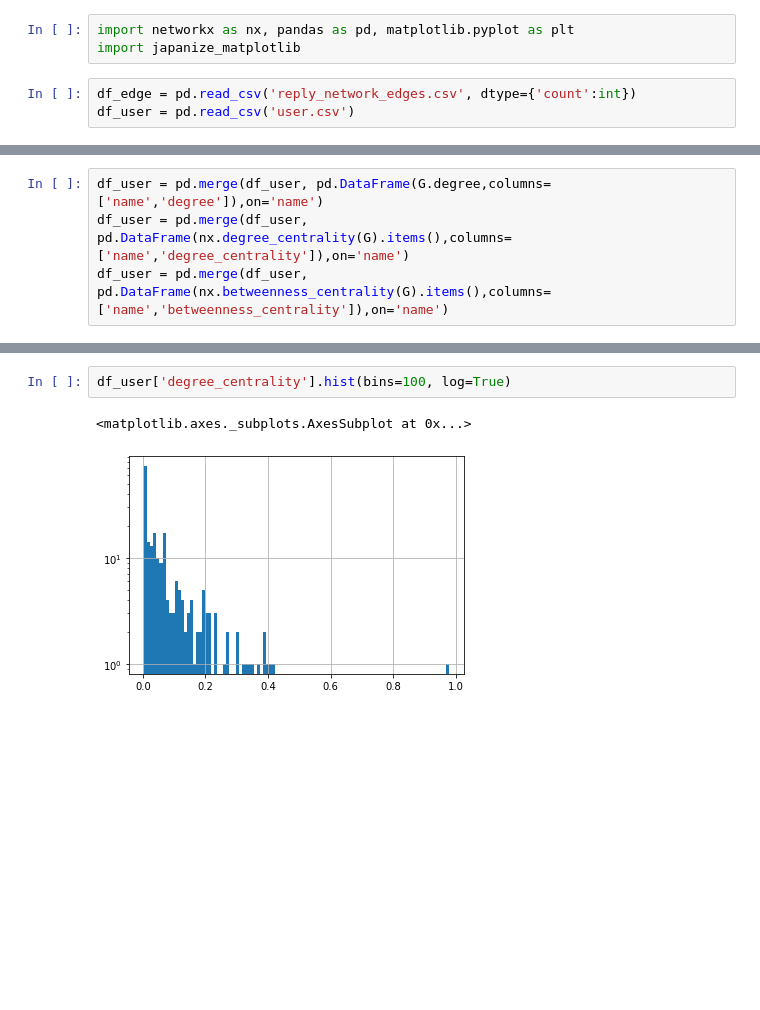
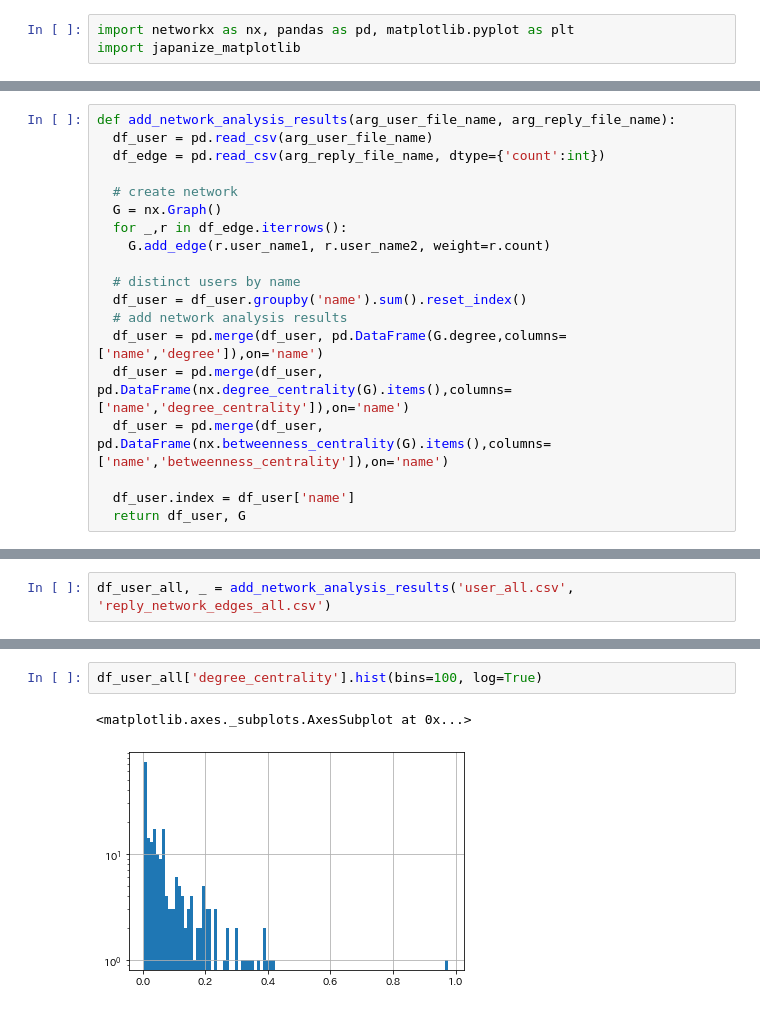
Before and after one commit to daikichidaze/slack-report-2020, a Jupyter notebook: slack-data-network-analysis.ipynb, the cells around one changed output, grey strips where cells are left out. Drawn from its saved outputs; the diff is of its cells as text; blank space fills up the shorter version.

```diff
--- a/slack-data-network-analysis.ipynb
+++ b/slack-data-network-analysis.ipynb
@@ -165,6 +179,3 @@ df_user[['name', 'talk_count_range','in_current']].to_csv('user.csv', index=Fals
 # %%
 import networkx as nx, pandas as pd, matplotlib.pyplot as plt
 import japanize_matplotlib
-# %%
-df_edge = pd.read_csv('reply_network_edges.csv', dtype={'count':int})
-df_user = pd.read_csv('user.csv')
@@ -177,4 +182,19 @@ df_user = df_user.groupby('name').sum().reset_index()
 # %%
-df_user = pd.merge(df_user, pd.DataFrame(G.degree,columns=['name','degree']),on='name')
-df_user = pd.merge(df_user, pd.DataFrame(nx.degree_centrality(G).items(),columns=['name','degree_centrality']),on='name')
-df_user = pd.merge(df_user, pd.DataFrame(nx.betweenness_centrality(G).items(),columns=['name','betweenness_centrality']),on='name')
+def add_network_analysis_results(arg_user_file_name, arg_reply_file_name):
+  df_user = pd.read_csv(arg_user_file_name)
+  df_edge = pd.read_csv(arg_reply_file_name, dtype={'count':int})
+
+  # create network
+  G = nx.Graph()
+  for _,r in df_edge.iterrows():
+    G.add_edge(r.user_name1, r.user_name2, weight=r.count)
+
+  # distinct users by name
+  df_user = df_user.groupby('name').sum().reset_index()
+  # add network analysis results
+  df_user = pd.merge(df_user, pd.DataFrame(G.degree,columns=['name','degree']),on='name')
+  df_user = pd.merge(df_user, pd.DataFrame(nx.degree_centrality(G).items(),columns=['name','degree_centrality']),on='name')
+  df_user = pd.merge(df_user, pd.DataFrame(nx.betweenness_centrality(G).items(),columns=['name','betweenness_centrality']),on='name')
+
+  df_user.index = df_user['name']
+  return df_user, G
@@ -183 +201,3 @@ df_user.index = df_user['name']
+# %%
+df_user_all, _ = add_network_analysis_results('user_all.csv', 'reply_network_edges_all.csv')
 # %%
@@ -208,8 +228,8 @@ df_user.sort_values(by = 'betweenness_centrality', ascending=True).tail(20)['bet
 <matplotlib.axes._subplots.AxesSubplot at 0x...>
 [figure]
 # %%
-df_user['degree_centrality'].hist(bins=100, log=True)
+df_user_all['degree_centrality'].hist(bins=100, log=True)
 # %% [output]
 <matplotlib.axes._subplots.AxesSubplot at 0x...>
-[figure, old version]
+[figure, new version]
 # %%
```
Also changed, not shown: parts of 29 cells of this notebook.
